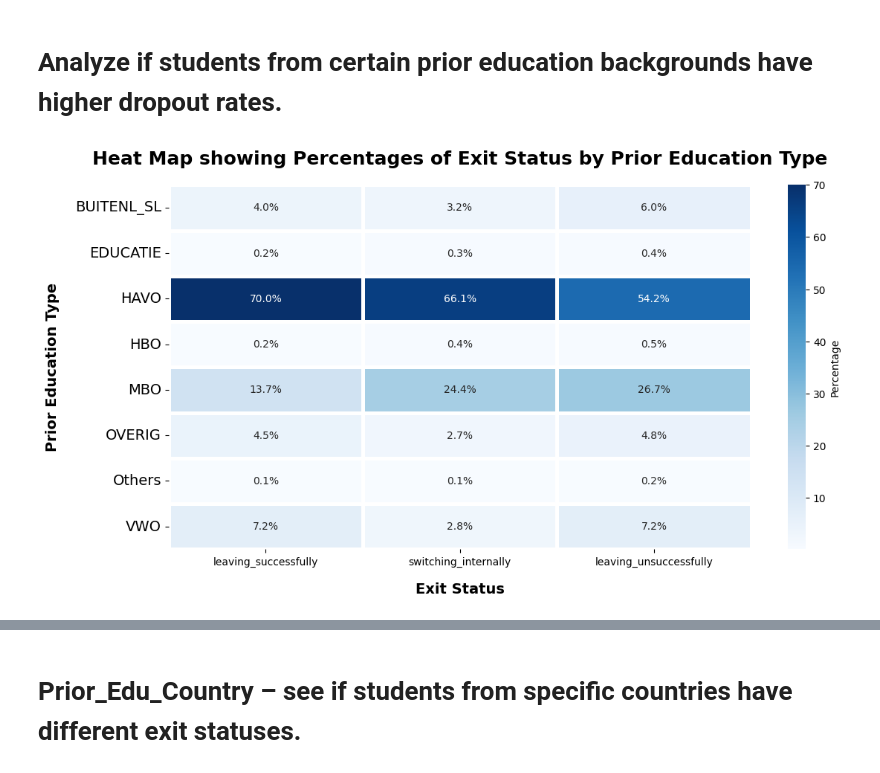
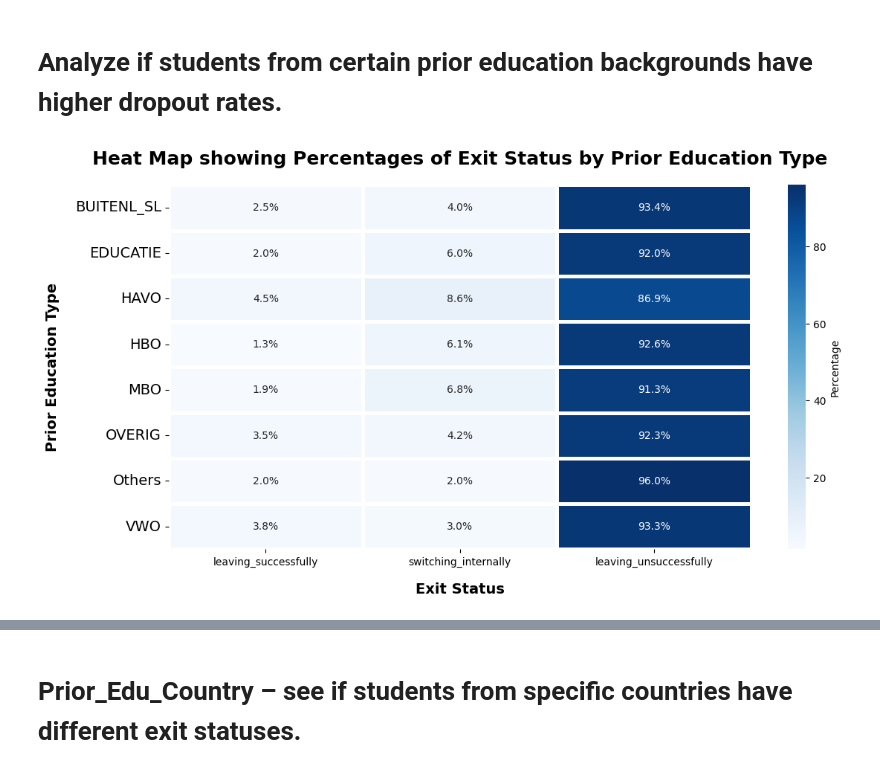
Before and after one commit to uashogeschoolutrecht/studentdropout, a Jupyter notebook: notebooks/EDA.ipynb, the cells around one changed output, grey strips where cells are left out. Cells and saved outputs as stored; diff of their text form; code cells hidden in the pictures.

```diff
--- a/notebooks/EDA.ipynb
+++ b/notebooks/EDA.ipynb
@@ -201,6 +175,10 @@ Similar Group Sizes in Unsuccessful and Switching Internally: The group size is
 # %% [markdown]
 # Analyze if students from certain prior education backgrounds have higher dropout rates.
 # %%
+import pandas as pd
+import matplotlib.pyplot as plt
+import seaborn as sns
+
 # Ensure Exit_Status is properly ordered
 exit_status_order = ['leaving_successfully', 'switching_internally', 'leaving_unsuccessfully']
 data['Exit_Status'] = pd.Categorical(data['Exit_Status'], categories=exit_status_order, ordered=True)
@@ -208,8 +186,8 @@ data['Exit_Status'] = pd.Categorical(data['Exit_Status'], categories=exit_status
 # Create a contingency table (cross-tabulation) of counts
 heatmap_data = pd.crosstab(data['Prior_Edu_Type'], data['Exit_Status'])
 
-# Convert counts to percentages (column-wise)
-heatmap_data_percentage = heatmap_data.div(heatmap_data.sum(axis=0), axis=1) * 100
+# Convert counts to percentages (row-wise)
+heatmap_data_percentage = heatmap_data.div(heatmap_data.sum(axis=1), axis=0) * 100
 
 # Format values to include the % symbol
 annot_labels = heatmap_data_percentage.applymap(lambda x: f"{x:.1f}%")
@@ -218,31 +196,31 @@ annot_labels = heatmap_data_percentage.applymap(lambda x: f"{x:.1f}%")
 if not heatmap_data_percentage.empty:
     # Set figure size
     plt.figure(figsize=(14, 7))  # Keep large size for clarity
 
     # Plot the heatmap with percentage labels
     ax = sns.heatmap(
         heatmap_data_percentage,
         annot=annot_labels,
         cmap='Blues',
         fmt="",
         linewidths=2.5,  # Increased line width to create more spacing
         cbar_kws={'label': 'Percentage'}
     )
 
     # Adjust tick labels to increase vertical spacing
     ax.set_yticklabels(ax.get_yticklabels(), fontsize=14, rotation=0, verticalalignment='center')
 
     # Title and labels
     plt.title("Heat Map showing Percentages of Exit Status by Prior Education Type", fontsize=18, fontweight='bold', pad=20)
     plt.xlabel("Exit Status", fontsize=14, fontweight='bold', labelpad=15)
     plt.ylabel("Prior Education Type", fontsize=14, fontweight='bold', labelpad=15)
 
     # Adjust layout to add vertical spacing
     plt.subplots_adjust(left=0.25, right=0.95, top=0.9, bottom=0.2)
 
     # Show the plot
     plt.show()
 else:
     print("Heatmap data is empty. Please check for missing values or unexpected data.")
 # %% [output]
-[figure, old version]
+[figure, new version]
```
Also changed, not shown: parts of 13 cells of this notebook, 1 other file.
